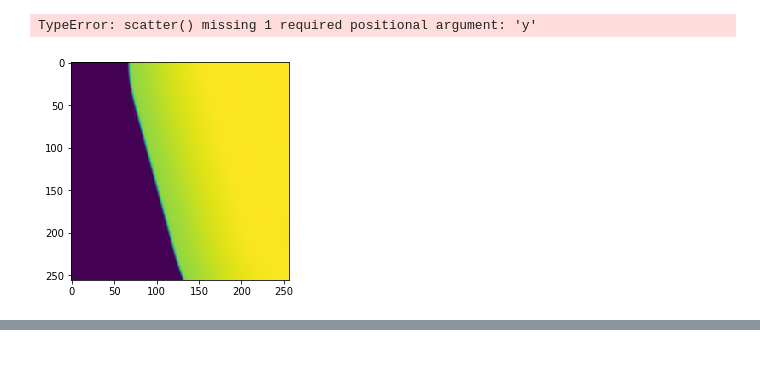
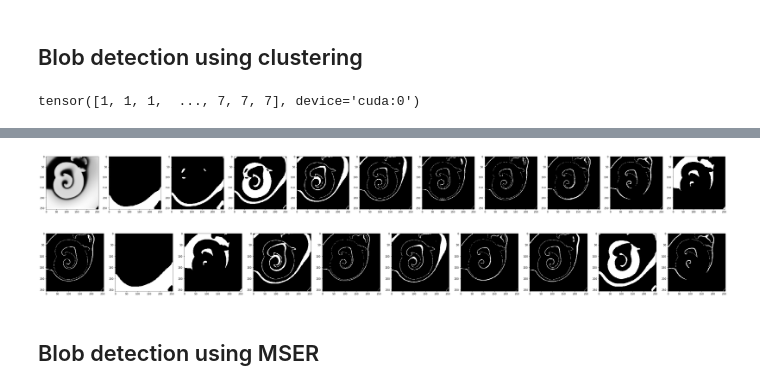
Before and after one commit to epignatelli/cardiax, a Jupyter notebook: deepexcite/playground.ipynb, the cells around one changed output, grey strips where cells are left out. Saved outputs shown, nothing was run; the diff lists cells and outputs as text; code cells hidden in the pictures; blank space fills up the shorter version.

```diff
--- a/deepexcite/playground.ipynb
+++ b/deepexcite/playground.ipynb
@@ -147,6 +126,2 @@ for i in range(len(value)):
-# %%
-plt.imshow(value)
-plt.scatter(clusters)
-# %% [output]
-TypeError: scatter() missing 1 required positional argument: 'y'
-[figure, removed]
+# %% [markdown]
+## Blob detection using clustering
@@ -152,0 +153,6 @@ TypeError: scatter() missing 1 required positional argument: 'y'
+# %%
+km = KMeans()
+km.fit(torch.as_tensor(fkset[1500:1532]).flatten().view(-1, 1).cuda())
+km.labels_
+# %% [output]
+tensor([1, 1, 1,  ..., 7, 7, 7], device='cuda:0')
@@ -152,0 +184,39 @@ TypeError: scatter() missing 1 required positional argument: 'y'
+# %%
+km = KMeans()
+km.fit(torch.as_tensor(fkset[]).flatten().view(-1, 1))
+labels = cl.labels_.reshape(256, 256)
+
+masks = np.zeros((km.n_clusters, 256, 256))
+for i in range(len(value)):
+    for j in range(value.shape[1]):
+        masks[labels[i, j], i, j] = 1
+
+fig, ax = plt.subplots(1, km.n_clusters + 1, figsize=(50, 30))
+ax[0].imshow(value, cmap="gray")
+for i in range(km.n_clusters):
+    ax[i + 1].imshow(masks[i], cmap="gray")
+# %%
+%%time
+# reshape
+points = []
+for i in range(len(value)):
+    for j in range(value.shape[1]):
+        points.append(np.array([i, j, value[i, j]]))
+points = np.array(points)
+
+# cluster
+cl = KMeans(10)
+cl.fit(torch.as_tensor(value).flatten().reshape(-1, 1))
+
+labels = cl.labels_.reshape(256, 256)
+clusters = {}
+masks = np.zeros((cl.n_clusters, 256, 256))
+for i in range(len(value)):
+    for j in range(value.shape[1]):
+        masks[labels[i, j], i, j] = 1
+
+fig, ax = plt.subplots(1, cl.n_clusters + 1, figsize=(50, 30))
+ax[0].imshow(value, cmap="gray")
+for i in range(cl.n_clusters):
+    ax[i + 1].imshow(masks[i], cmap="gray")
+# %% [output]
@@ -152,0 +225 @@ TypeError: scatter() missing 1 required positional argument: 'y'
+[figure, added]
@@ -152,0 +248,7 @@ TypeError: scatter() missing 1 required positional argument: 'y'
+# %%
+masks, means = quantize(value)
+plot_masks(masks)
+# %% [output]
+[figure, added]
+# %% [markdown]
+## Blob detection using MSER
```
Also changed, not shown: parts of 21 cells of this notebook, 8 other files.
